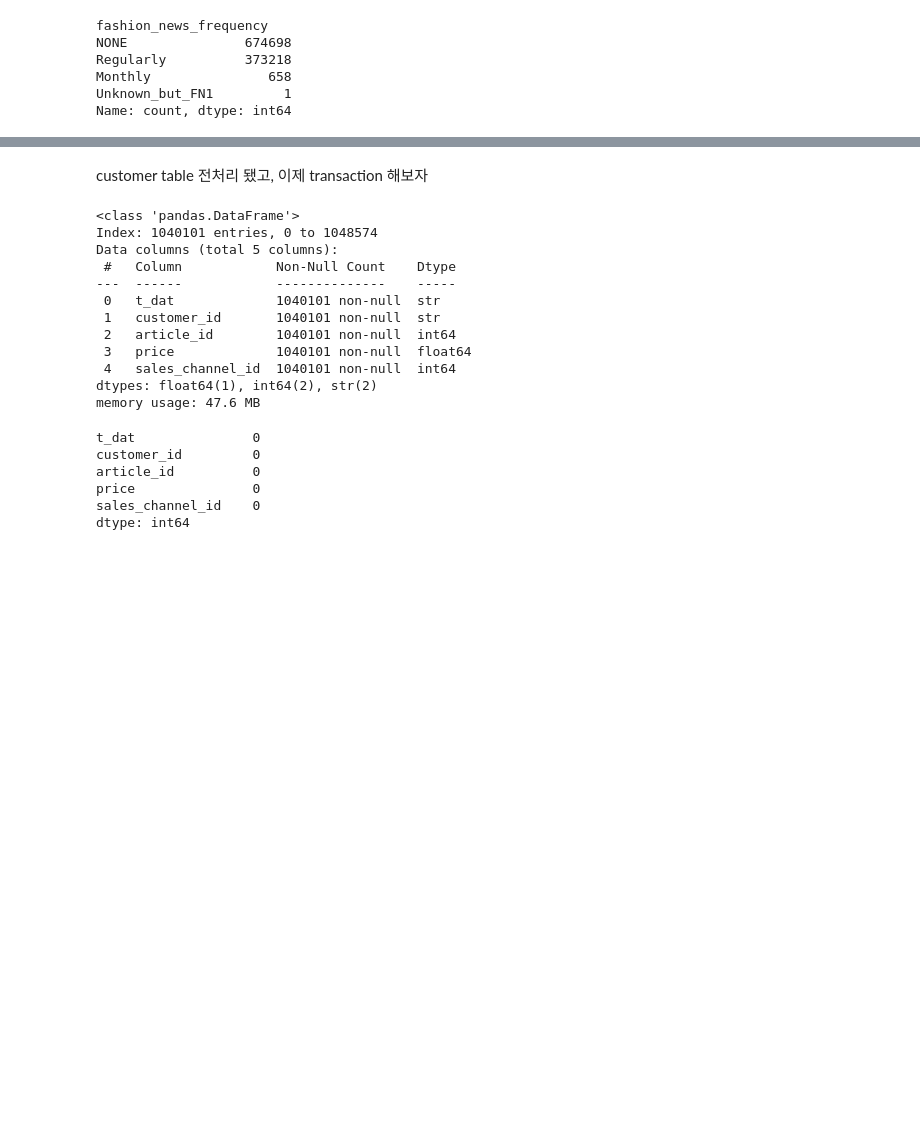
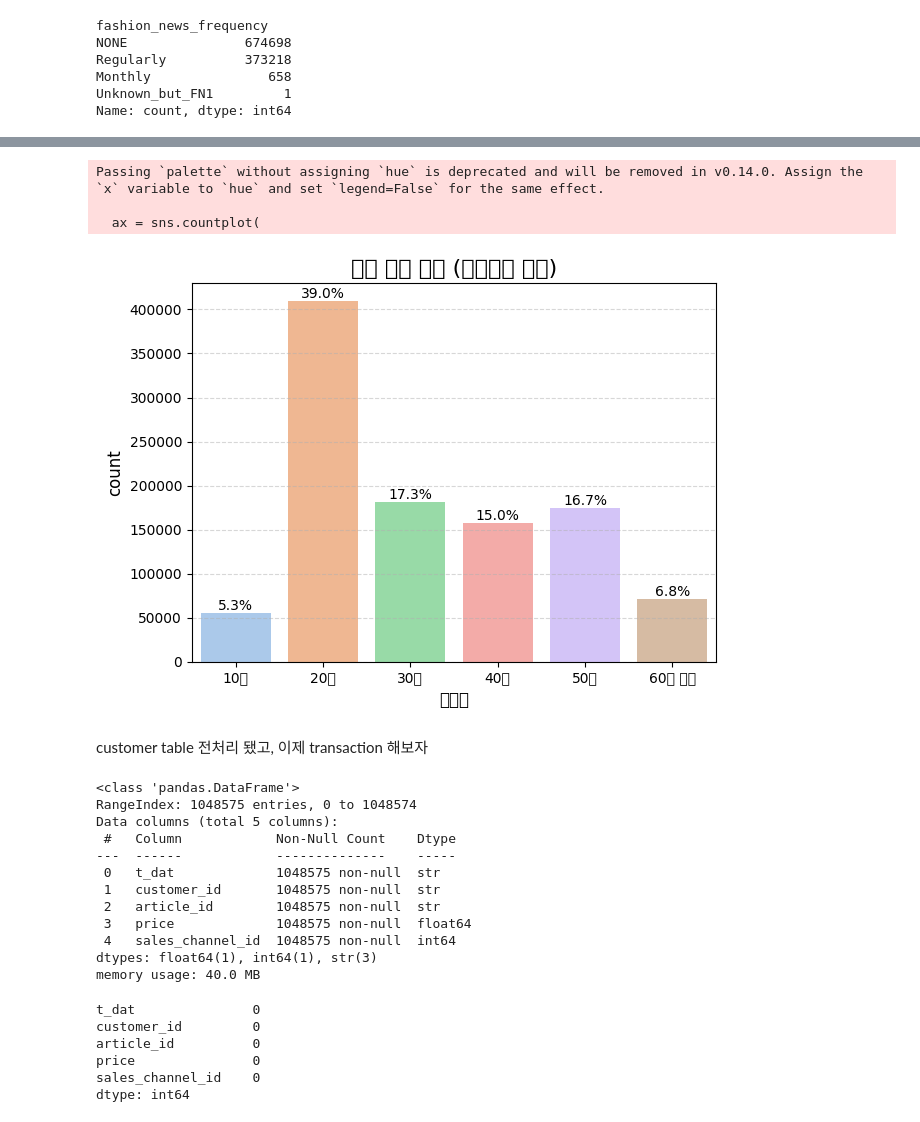
Before and after one commit to yoohengu/cross-gen-biz-analysis, a Jupyter notebook: notebooks/chanhui_eda/hm_2020_business_insight.ipynb, the cells around one changed output, grey strips where cells are left out. Saved outputs shown, nothing was run; the diff lists cells and outputs as text; code cells hidden in the pictures; blank space fills up the shorter version.

```diff
--- a/notebooks/chanhui_eda/hm_2020_business_insight.ipynb
+++ b/notebooks/chanhui_eda/hm_2020_business_insight.ipynb
@@ -59,6 +59,13 @@ df_tran.head()
 df_art2 = df_art.copy()
 df_cust2 = df_cust.copy()
 df_tran2 = df_tran.copy()
+# %%
+#3.join을 위해 동일한 타입으로 변환
+df_tran2['customer_id']= df_tran2['customer_id'].astype(str).str.zfill(10)
+df_cust2['customer_id']= df_cust2['customer_id'].astype(str).str.zfill(10)
+
+df_tran2['article_id']= df_tran2['article_id'].astype(str).str.zfill(10)
+df_art2['article_id'] = df_art2['article_id'].astype(str).str.zfill(10)
 # %%
 df_art2.info()
 # %% [output]
@@ -131,12 +138,6 @@ df_tran2.shape
 - Transactions: 1,040,404 purchase records × 5 attributes
 
 본 분석은 transactions를 중심 fact table로 하여 고객·상품 테이블을 결합한다.
-# %%
-df_art2 = df_art2.drop_duplicates()
-df_cust2 = df_cust2.drop_duplicates()
-df_tran2 = df_tran2.drop_duplicates()
-
-#중복값 날려주시고
 # %%
 print(df_cust2.isnull().sum())
 
@@ -172,3 +174,7 @@ Regularly          373218
 Monthly               658
 Unknown_but_FN1         1
 Name: count, dtype: int64
+# %%
+df_cust2['age_group'] = (df_cust2['age'] // 10) * 10
+print(df_cust2['age_group'].value_counts())
+df_cust2['age_group'].value_counts(normalize=True)*100
@@ -175,20 +215,65 @@ Name: count, dtype: int64
+# %%
+age_order = ['10대', '20대', '30대', '40대', '50대', '60대 이상']
+
+age_cnt = df_cust2['age_segment'].value_counts().reindex(age_order)
+age_pct = (age_cnt / age_cnt.sum() * 100).round(1)
+
+df_cust2['age_segment'] = pd.Categorical(
+    df_cust2['age_segment'],
+    categories=age_order,
+    ordered=True
+)
+
+ax = sns.countplot(
+    x='age_segment',
+    data=df_cust2,
+    order=df_cust2['age_segment'].cat.categories,
+    palette='pastel',
+    legend=False
+)
+
+# 막대 위에 비율 표시
+for i, bar in enumerate(ax.patches):
+    height = bar.get_height()
+    if height > 0:
+        pct = age_pct.iloc[i]
+        ax.text(
+            bar.get_x() + bar.get_width() / 2,
+            height,
+            f'{pct}%',
+            ha='center',
+            va='bottom',
+            fontsize=10
+        )
+
+plt.title('고객 기본 구조 (연령대별 비율)', fontsize=16)
+plt.xlabel('연령대', fontsize=12)
+plt.ylabel('count', fontsize=12)
+plt.grid(axis='y', linestyle='--', alpha=0.5)
+plt.tight_layout()
+plt.show()
+# %% [output]
+Passing `palette` without assigning `hue` is deprecated and will be removed in v0.14.0. Assign the `x` variable to `hue` and set `legend=False` for the same effect.
+
+  ax = sns.countplot(
+[figure, added]
 # %% [markdown]
 customer table 전처리 됐고, 이제 transaction 해보자
 # %%
 df_tran2.info()
 # %% [output]
 <class 'pandas.DataFrame'>
-Index: 1040101 entries, 0 to 1048574
+RangeIndex: 1048575 entries, 0 to 1048574
 Data columns (total 5 columns):
  #   Column            Non-Null Count    Dtype
 ---  ------            --------------    -----
- 0   t_dat             1040101 non-null  str
- 1   customer_id       1040101 non-null  str
- 2   article_id        1040101 non-null  int64
- 3   price             1040101 non-null  float64
- 4   sales_channel_id  1040101 non-null  int64
-dtypes: float64(1), int64(2), str(2)
-memory usage: 47.6 MB
+ 0   t_dat             1048575 non-null  str
+ 1   customer_id       1048575 non-null  str
+ 2   article_id        1048575 non-null  str
+ 3   price             1048575 non-null  float64
+ 4   sales_channel_id  1048575 non-null  int64
+dtypes: float64(1), int64(1), str(3)
+memory usage: 40.0 MB
 # %%
 df_tran2.isnull().sum()
 # %% [output]
```
Also changed, not shown: parts of 55 cells of this notebook, 6 other files.
